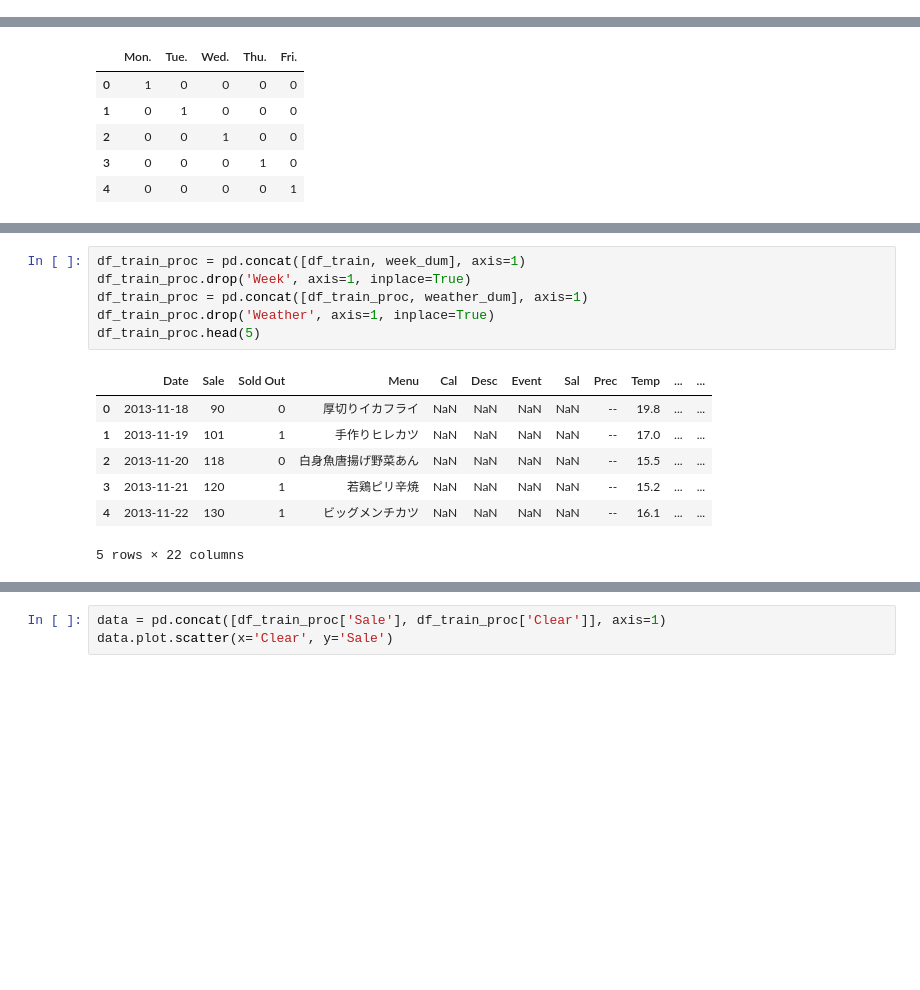
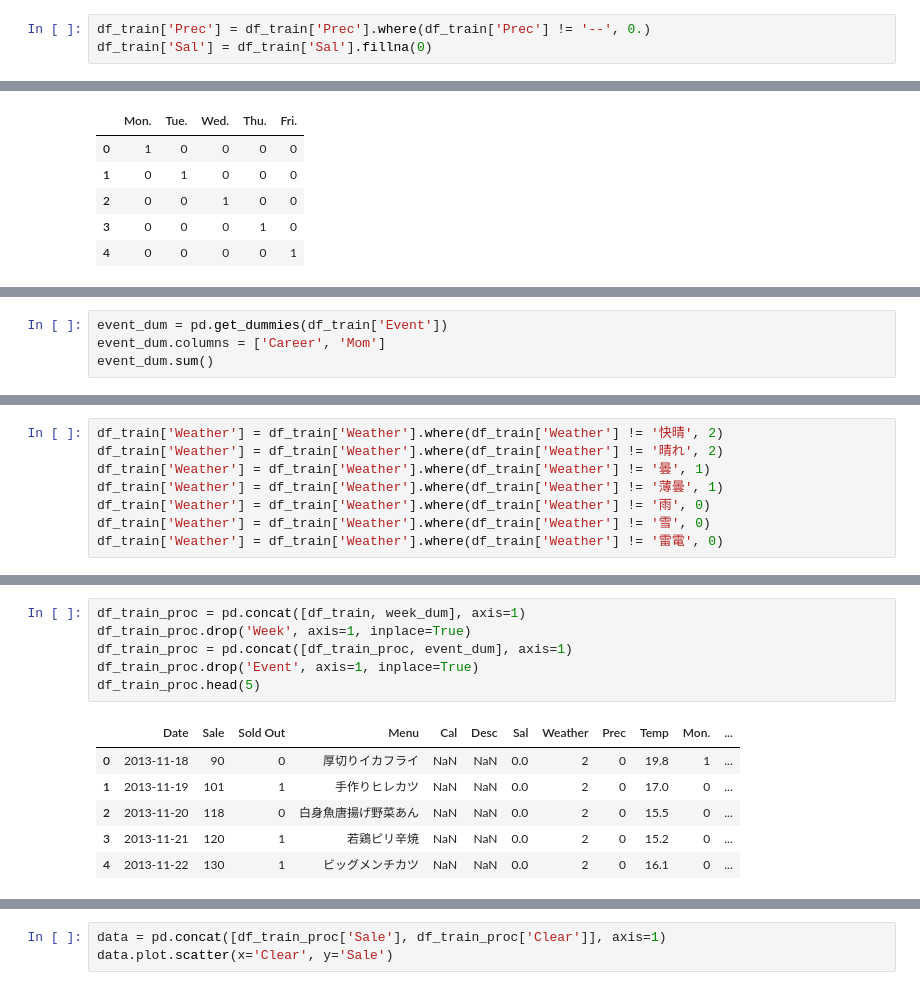
Before and after one commit to kazukousen/kaggle_sample, a Jupyter notebook: Obento.ipynb, the cells around one changed output, grey strips where cells are left out. Saved outputs shown, nothing was run; the diff lists cells and outputs as text; blank space fills up the shorter version.

```diff
--- a/Obento.ipynb
+++ b/Obento.ipynb
@@ -26,6 +26,9 @@ df_train.head(10)
 | 7 | 2013-11-27 | 140 | 水 | 1 | ボローニャ風カツ | NaN | NaN | NaN | NaN | 晴れ | -- | ... |
 | 8 | 2013-11-28 | 151 | 木 | 0 | ハンバーグ | NaN | NaN | NaN | NaN | 薄曇 | -- | ... |
 | 9 | 2013-11-29 | 116 | 金 | 0 | タルタルinソーセージカツ | NaN | NaN | NaN | NaN | 快晴 | -- | ... |
+# %%
+df_train['Prec'] = df_train['Prec'].where(df_train['Prec'] != '--', 0.)
+df_train['Sal'] = df_train['Sal'].fillna(0)
 # %%
 week_dum = pd.get_dummies(df_train['Week']).ix[:, ['月', '火', '水', '木', '金']]
 week_dum.columns = ['Mon.', 'Tue.', 'Wed.', 'Thu.', 'Fri.']
@@ -50,0 +43,4 @@ weather_dum.head(5)
+# %%
+event_dum = pd.get_dummies(df_train['Event'])
+event_dum.columns = ['Career', 'Mom']
+event_dum.sum()
@@ -50,0 +51,8 @@ weather_dum.head(5)
+# %%
+df_train['Weather'] = df_train['Weather'].where(df_train['Weather'] != '快晴', 2)
+df_train['Weather'] = df_train['Weather'].where(df_train['Weather'] != '晴れ', 2)
+df_train['Weather'] = df_train['Weather'].where(df_train['Weather'] != '曇', 1)
+df_train['Weather'] = df_train['Weather'].where(df_train['Weather'] != '薄曇', 1)
+df_train['Weather'] = df_train['Weather'].where(df_train['Weather'] != '雨', 0)
+df_train['Weather'] = df_train['Weather'].where(df_train['Weather'] != '雪', 0)
+df_train['Weather'] = df_train['Weather'].where(df_train['Weather'] != '雷電', 0)
@@ -51,15 +80,14 @@ weather_dum.head(5)
 # %%
 df_train_proc = pd.concat([df_train, week_dum], axis=1)
 df_train_proc.drop('Week', axis=1, inplace=True)
-df_train_proc = pd.concat([df_train_proc, weather_dum], axis=1)
-df_train_proc.drop('Weather', axis=1, inplace=True)
+df_train_proc = pd.concat([df_train_proc, event_dum], axis=1)
+df_train_proc.drop('Event', axis=1, inplace=True)
 df_train_proc.head(5)
 # %% [output]
-|  | Date | Sale | Sold Out | Menu | Cal | Desc | Event | Sal | Prec | Temp | ... | ... |
-| 0 | 2013-11-18 | 90 | 0 | 厚切りイカフライ | NaN | NaN | NaN | NaN | -- | 19.8 | ... | ... |
-| 1 | 2013-11-19 | 101 | 1 | 手作りヒレカツ | NaN | NaN | NaN | NaN | -- | 17.0 | ... | ... |
-| 2 | 2013-11-20 | 118 | 0 | 白身魚唐揚げ野菜あん | NaN | NaN | NaN | NaN | -- | 15.5 | ... | ... |
-| 3 | 2013-11-21 | 120 | 1 | 若鶏ピリ辛焼 | NaN | NaN | NaN | NaN | -- | 15.2 | ... | ... |
-| 4 | 2013-11-22 | 130 | 1 | ビッグメンチカツ | NaN | NaN | NaN | NaN | -- | 16.1 | ... | ... |
+|  | Date | Sale | Sold Out | Menu | Cal | Desc | Sal | Weather | Prec | Temp | Mon. | ... |
+| 0 | 2013-11-18 | 90 | 0 | 厚切りイカフライ | NaN | NaN | 0.0 | 2 | 0 | 19.8 | 1 | ... |
+| 1 | 2013-11-19 | 101 | 1 | 手作りヒレカツ | NaN | NaN | 0.0 | 2 | 0 | 17.0 | 0 | ... |
+| 2 | 2013-11-20 | 118 | 0 | 白身魚唐揚げ野菜あん | NaN | NaN | 0.0 | 2 | 0 | 15.5 | 0 | ... |
+| 3 | 2013-11-21 | 120 | 1 | 若鶏ピリ辛焼 | NaN | NaN | 0.0 | 2 | 0 | 15.2 | 0 | ... |
+| 4 | 2013-11-22 | 130 | 1 | ビッグメンチカツ | NaN | NaN | 0.0 | 2 | 0 | 16.1 | 0 | ... |
-5 rows × 22 columns
 # %%
```
Also changed, not shown: parts of 18 cells of this notebook, 1 other file.
